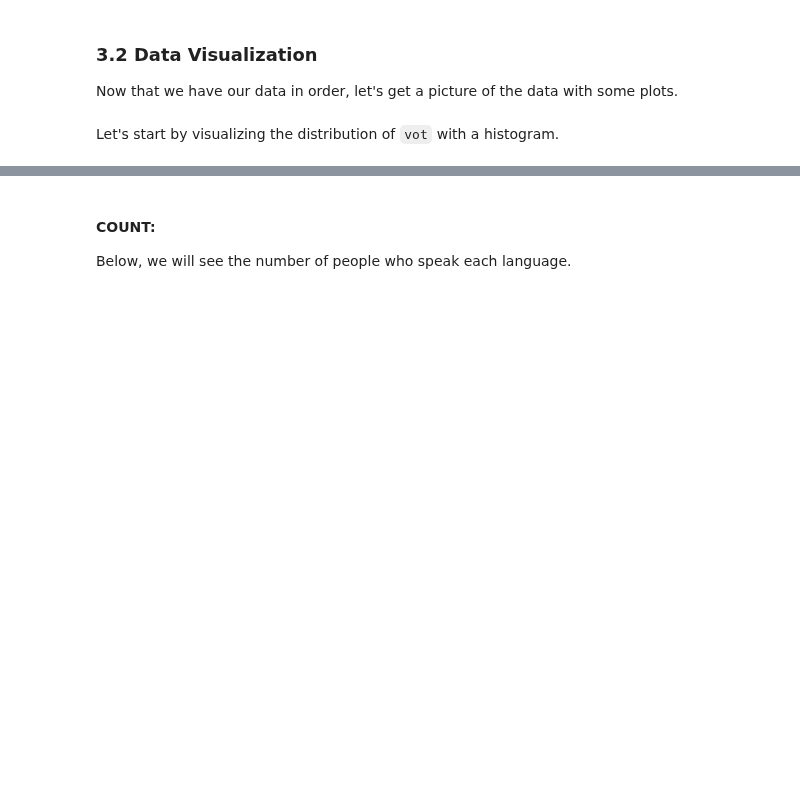
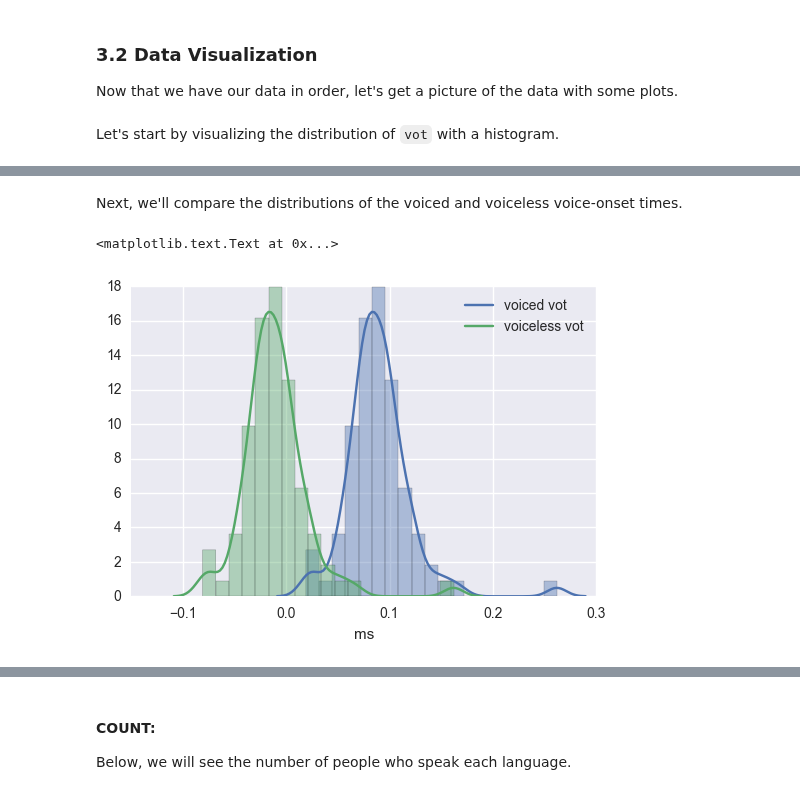
Before and after one commit to ds-modules/LINGUIS-110, a Jupyter notebook: vot_demo/Assignment.ipynb, the cells around one changed output, grey strips where cells are left out. Drawn from its saved outputs; the diff is of its cells as text; code cells hidden in the pictures; blank space fills up the shorter version.

```diff
--- a/vot_demo/Assignment.ipynb
+++ b/vot_demo/Assignment.ipynb
@@ -158,4 +252,9 @@ sns.distplot(data['vot'])
+# %% [markdown]
+Next, we'll compare the distributions of the voiced and voiceless voice-onset times.
 # %%
-sns.distplot(data['vvot'])
-sns.distplot(data['vlvot'])
+sns.distplot(data['vvot'], kde_kws={"label": "voiced vot"})
+sns.distplot(data['vlvot'], kde_kws={"label": "voiceless vot"})
 plt.xlabel('ms')
+# %% [output]
+<matplotlib.text.Text at 0x...>
+[figure, added]
```
Also changed, not shown: parts of 66 cells of this notebook, 1 other file.
